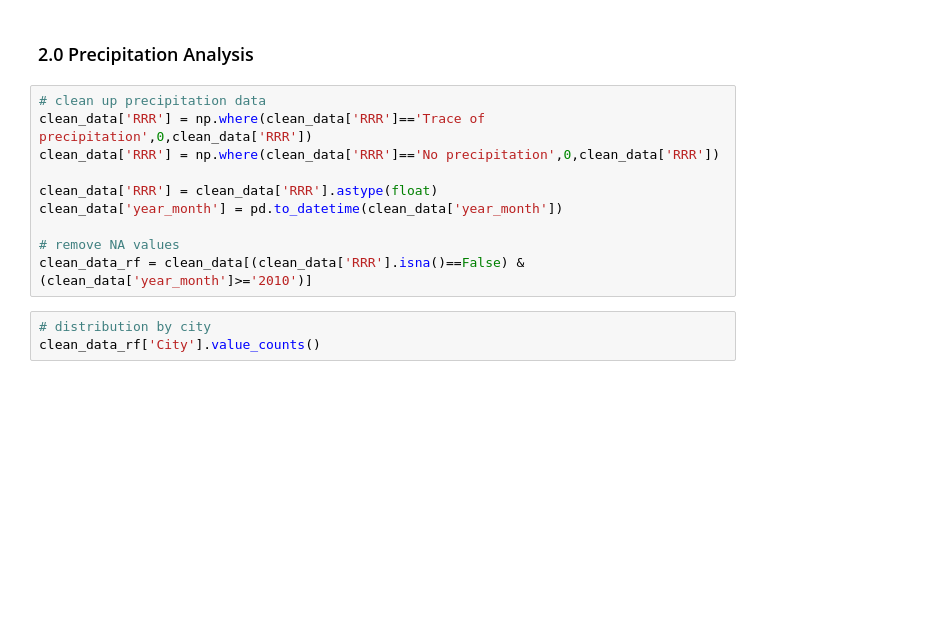
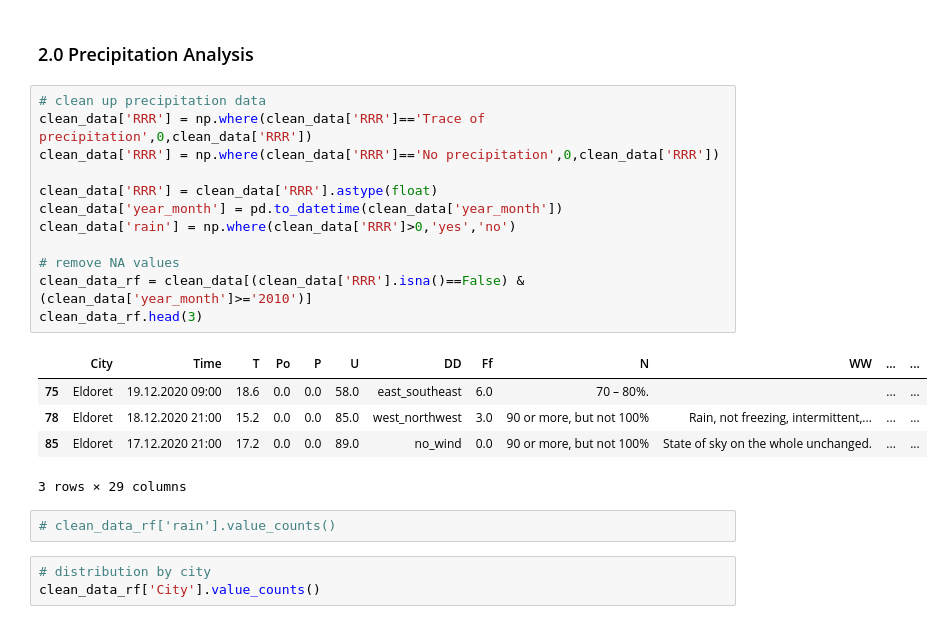
Before and after one commit to wkirui/Weather-Data-Analysis, a Jupyter notebook: Weather Analysis.ipynb, the cells around one changed output. Saved outputs shown, nothing was run; the diff lists cells and outputs as text; blank space fills up the shorter version.

```diff
--- a/Weather Analysis.ipynb
+++ b/Weather Analysis.ipynb
@@ -377,13 +379,23 @@ From the graph we can see that the mean temperatures were between 22°C and 25°
 # %%
 # clean up precipitation data
 clean_data['RRR'] = np.where(clean_data['RRR']=='Trace of precipitation',0,clean_data['RRR'])
 clean_data['RRR'] = np.where(clean_data['RRR']=='No precipitation',0,clean_data['RRR'])
 
 clean_data['RRR'] = clean_data['RRR'].astype(float)
 clean_data['year_month'] = pd.to_datetime(clean_data['year_month'])
+clean_data['rain'] = np.where(clean_data['RRR']>0,'yes','no')
 
 # remove NA values
 clean_data_rf = clean_data[(clean_data['RRR'].isna()==False) & (clean_data['year_month']>='2010')]
+clean_data_rf.head(3)
+# %% [output]
+|  | City | Time | T | Po | P | U | DD | Ff | N | WW | ... | ... |
+| 75 | Eldoret | 19.12.2020 09:00 | 18.6 | 0.0 | 0.0 | 58.0 | east_southeast | 6.0 | 70 – 80%. |  | ... | ... |
+| 78 | Eldoret | 18.12.2020 21:00 | 15.2 | 0.0 | 0.0 | 85.0 | west_northwest | 3.0 | 90 or more, but not 100% | Rain, not freezing, intermittent,... | ... | ... |
+| 85 | Eldoret | 17.12.2020 21:00 | 17.2 | 0.0 | 0.0 | 89.0 | no_wind | 0.0 | 90 or more, but not 100% | State of sky on the whole unchanged. | ... | ... |
+3 rows × 29 columns
+# %%
+# clean_data_rf['rain'].value_counts()
 # %%
 # distribution by city
 clean_data_rf['City'].value_counts()
```
Also changed, not shown: parts of 10 cells of this notebook, 8 other files.
